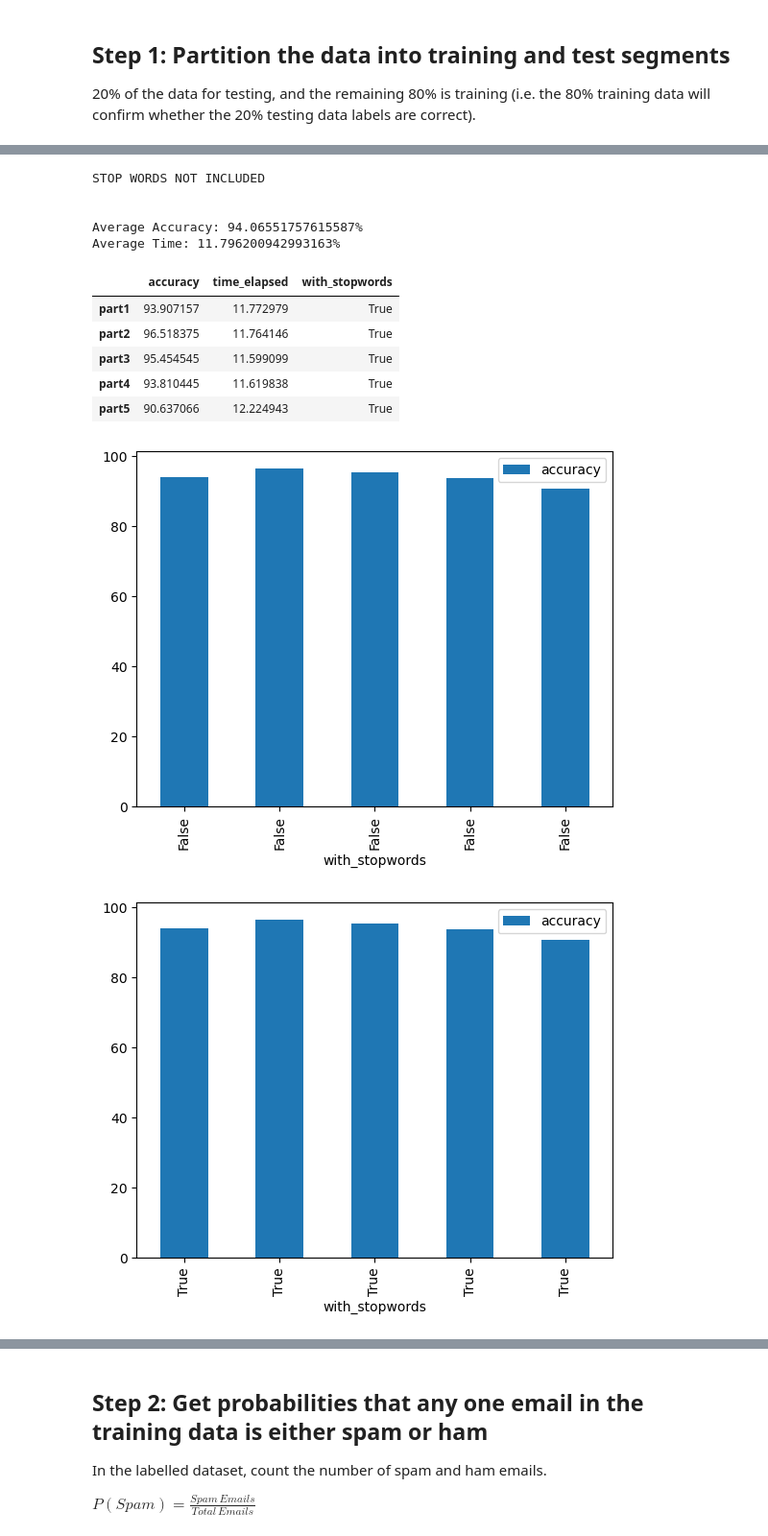
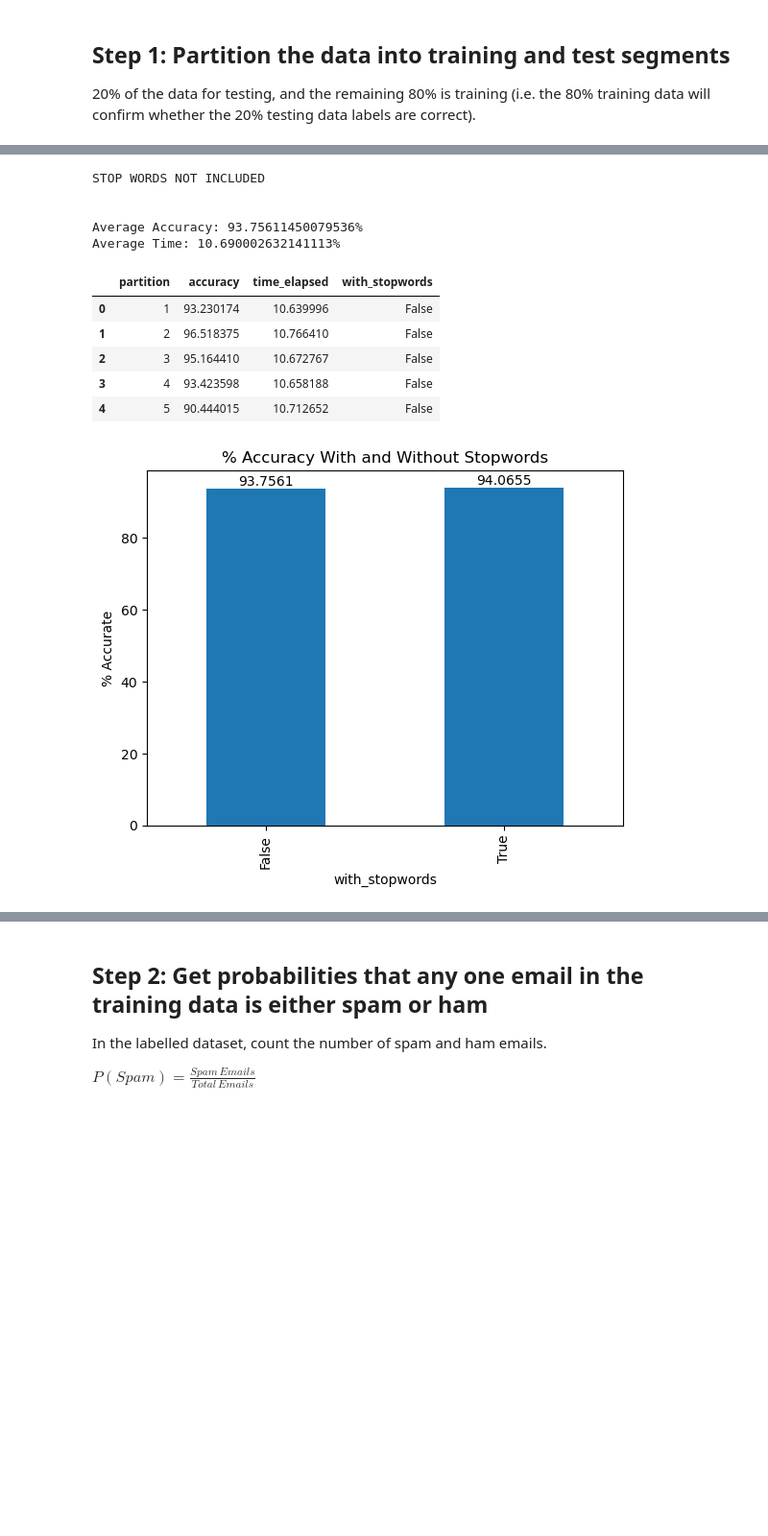
Before and after one commit to Velavee/bayes-spam-filter, a Jupyter notebook: spam-filter.ipynb, the cells around one changed output, grey strips where cells are left out. Shown at 96% size. Cells and saved outputs as stored; diff of their text form; code cells hidden in the pictures; blank space fills up the shorter version.

Commit message:
feat: add basic visualizations for accuracy and time

```diff
--- a/spam-filter.ipynb
+++ b/spam-filter.ipynb
@@ -78,13 +78,13 @@ def run_model(data, include_stop_words=True):
     score_total = 0
     time_total = 0
 
-    if include_stop_words:
+    if not include_stop_words:
         # Take out all stopwords
         for col in df.columns:
             if col in stop_words:
                 data.drop(col, axis=1, inplace=True)
 
-    results = {'accuracy': [], 'time_elapsed': []}
+    results = {'partition': [], 'accuracy': [], 'time_elapsed': []}
 
     total_num_emails = data.shape[0]
 
@@ -96,6 +96,8 @@ def run_model(data, include_stop_words=True):
     for i in range(1,6):
         start_time = time.time()
         end += partition_size
+
+        results['partition'].append(i)
 
         if i == 1:
             testing_data = data.iloc[begin:end].copy()
@@ -153,10 +155,9 @@ def run_model(data, include_stop_words=True):
 20% of the data for testing, and the remaining 80% is training (i.e. the 80% training data will confirm whether the 20% testing data labels are correct).
 # %%
 df = pd.read_csv('emails.csv')
-partition_names = ['part1', 'part2', 'part3', 'part4', 'part5']
 
 print('STOP WORDS INCLUDED\n')
-with_stopwords_results = run_model(df, False)
+with_stopwords_results = run_model(df, True)
 # %% [output]
 STOP WORDS INCLUDED
 
@@ -166,6 +167,5 @@ Average Time: 12.625755262374877%
 # %%
 with_stopwords_results_table = pd.DataFrame(data = with_stopwords_results)
-with_stopwords_results_table.index = partition_names
-with_stopwords_results_table['with_stopwords'] = [False, False, False, False, False]
+with_stopwords_results_table['with_stopwords'] = [True, True, True, True, True]
 with_stopwords_results_table
 # %% [output]
@@ -182,29 +182,27 @@ without_stopwords_results = run_model(df, False)
 STOP WORDS NOT INCLUDED
 
 
-Average Accuracy: 94.06551757615587%
-Average Time: 11.796200942993163%
+Average Accuracy: 93.75611450079536%
+Average Time: 10.690002632141113%
 # %%
 without_stopwords_results_table = pd.DataFrame(data = without_stopwords_results)
-without_stopwords_results_table.index = partition_names
-without_stopwords_results_table['with_stopwords'] = [True, True, True, True, True]
+without_stopwords_results_table['with_stopwords'] = [False, False, False, False, False]
 without_stopwords_results_table
 # %% [output]
-|  | accuracy | time_elapsed | with_stopwords |
-| part1 | 93.907157 | 11.772979 | True |
-| part2 | 96.518375 | 11.764146 | True |
-| part3 | 95.454545 | 11.599099 | True |
-| part4 | 93.810445 | 11.619838 | True |
-| part5 | 90.637066 | 12.224943 | True |
+|  | partition | accuracy | time_elapsed | with_stopwords |
+| 0 | 1 | 93.230174 | 10.639996 | False |
+| 1 | 2 | 96.518375 | 10.766410 | False |
+| 2 | 3 | 95.164410 | 10.672767 | False |
+| 3 | 4 | 93.423598 | 10.658188 | False |
+| 4 | 5 | 90.444015 | 10.712652 | False |
 # %%
 all_results = pd.concat([with_stopwords_results_table, without_stopwords_results_table])
 
-# groupby bat_team and get mean of runs
-dfg = all_results.groupby('with_stopwords')
+accuracy_graph = all_results.groupby('with_stopwords')['accuracy'].mean().plot.bar()
+accuracy_graph.bar_label(accuracy_graph.containers[0])
+plt.title('% Accuracy With and Without Stopwords')
+plt.ylabel('% Accurate')
 
-# plot the groupby result
-dfg.plot(x='with_stopwords', y='accuracy',kind='bar')
 plt.show()
 # %% [output]
-[figure, old version]
+[figure, new version]
-[figure, removed]
```
Also changed, not shown: parts of 3 cells of this notebook.
